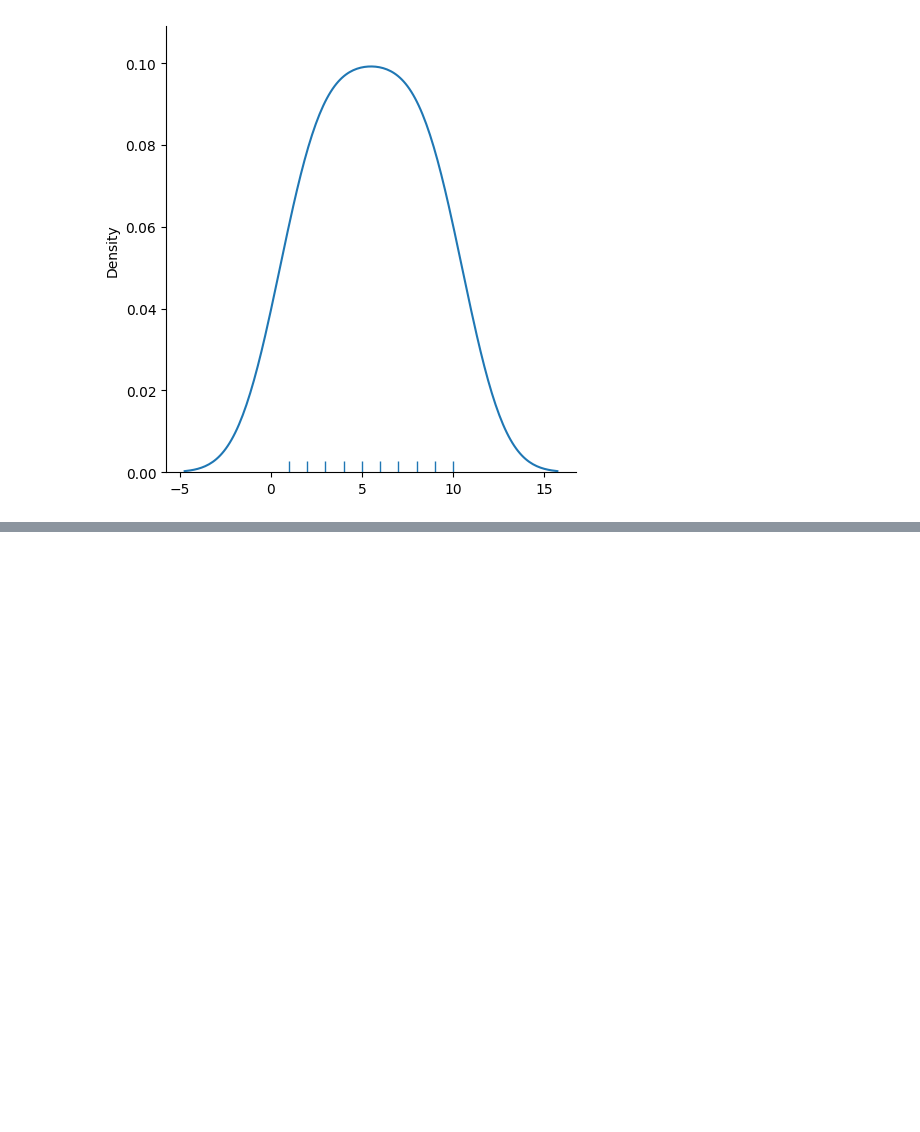
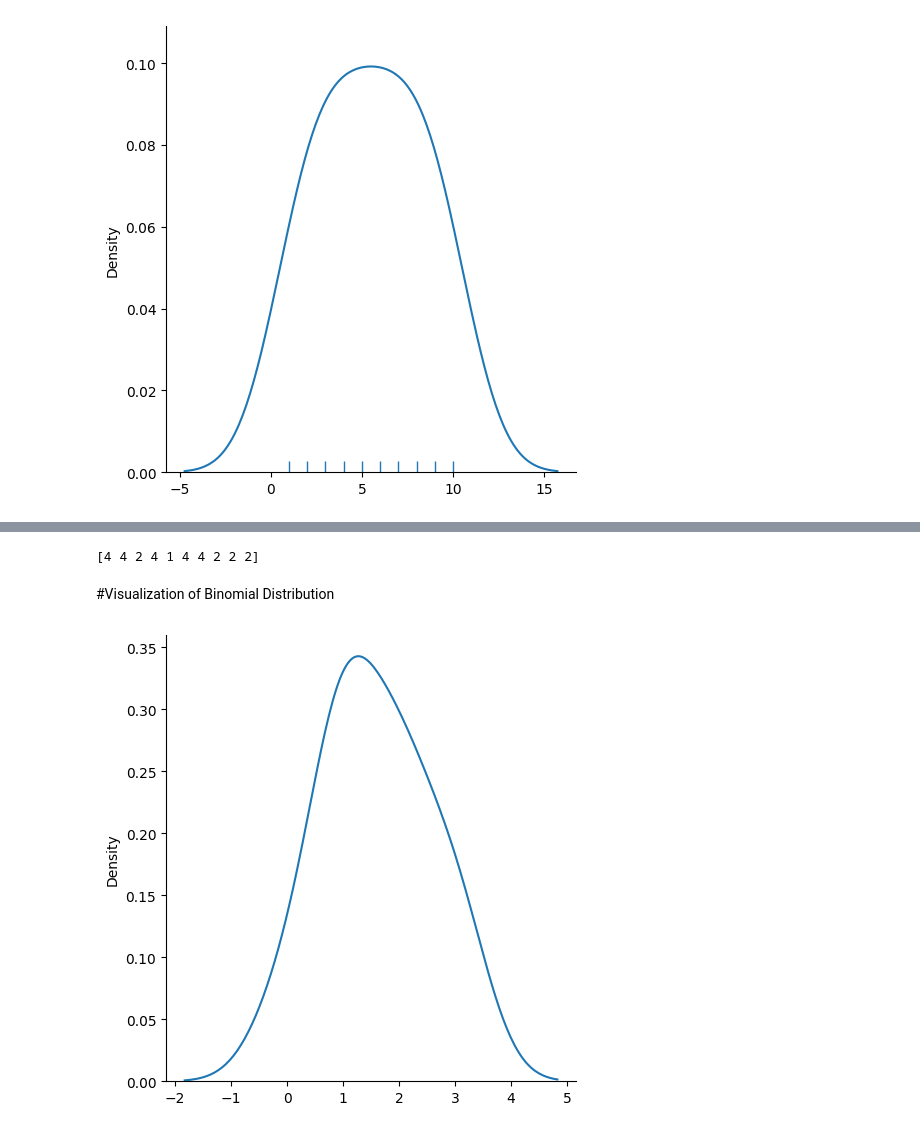
Before and after one commit to darshank26/Learn-NumPy, a Jupyter notebook: Learn_NumPy.ipynb, the cells around one changed output, grey strips where cells are left out. Drawn from its saved outputs; the diff is of its cells as text; code cells hidden in the pictures; blank space fills up the shorter version.

```diff
--- a/Learn_NumPy.ipynb
+++ b/Learn_NumPy.ipynb
@@ -1131,0 +1176,20 @@ plt.show()
+# %%
+from numpy import random
+
+value = random.binomial(n=5,p=0.5,size=10)
+
+print(value)
+# %% [output]
+[4 4 2 4 1 4 4 2 2 2]
+# %% [markdown]
+#Visualization of Binomial Distribution
+# %%
+import matplotlib.pyplot as plt
+import seaborn as sns
+
+
+sns.displot(random.binomial(n=3,p=0.5,size=10), kind="kde")
+
+plt.show()
+# %% [output]
+[figure, added]
```
Also changed, not shown: parts of 5 cells of this notebook.
